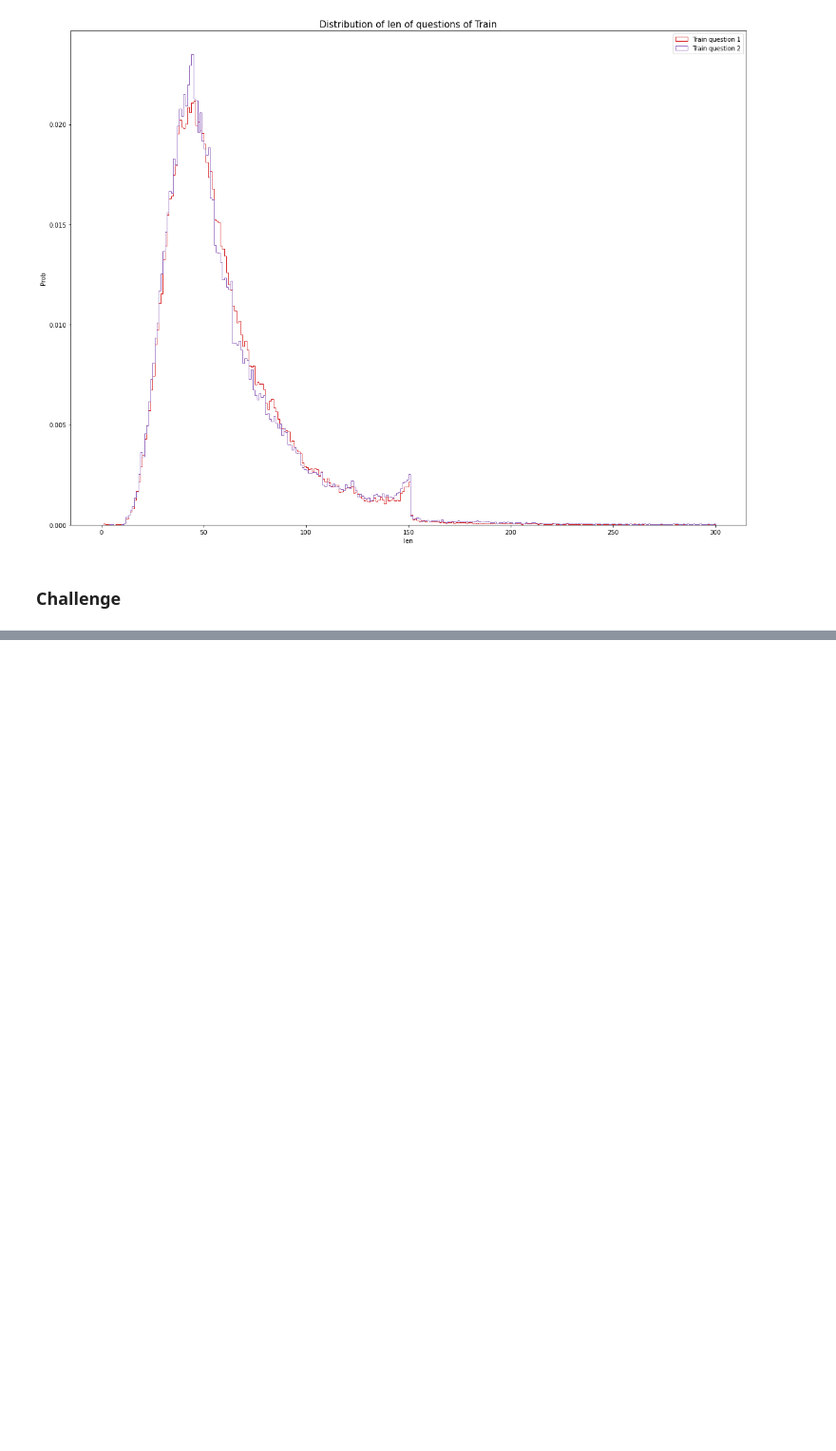
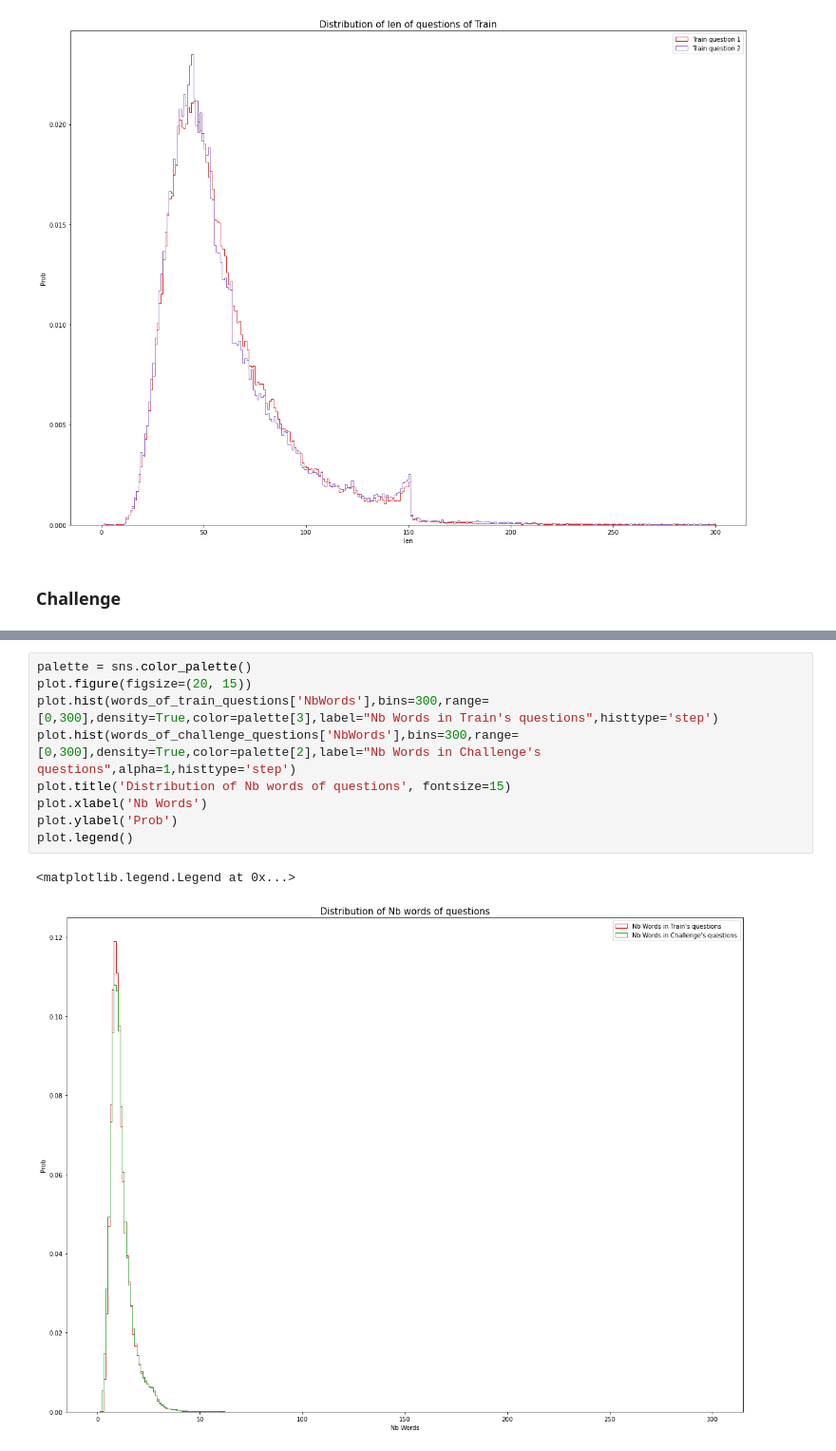
Before and after one commit to acharroux/QuoraPairs, a Jupyter notebook: Analysis/SimpleAnalysis.ipynb, the cells around one changed output, grey strips where cells are left out. Shown at 95% size. Saved outputs shown, nothing was run; the diff lists cells and outputs as text; blank space fills up the shorter version.

```diff
--- a/Analysis/SimpleAnalysis.ipynb
+++ b/Analysis/SimpleAnalysis.ipynb
@@ -387,0 +402,12 @@ words_of_challenge_questions
+# %%
+palette = sns.color_palette()
+plot.figure(figsize=(20, 15))
+plot.hist(words_of_train_questions['NbWords'],bins=300,range=[0,300],density=True,color=palette[3],label="Nb Words in Train's questions",histtype='step')
+plot.hist(words_of_challenge_questions['NbWords'],bins=300,range=[0,300],density=True,color=palette[2],label="Nb Words in Challenge's questions",alpha=1,histtype='step')
+plot.title('Distribution of Nb words of questions', fontsize=15)
+plot.xlabel('Nb Words')
+plot.ylabel('Prob')
+plot.legend()
+# %% [output]
+<matplotlib.legend.Legend at 0x...>
+[figure, added]
```
Also changed, not shown: parts of 15 cells of this notebook, 3 other files.
